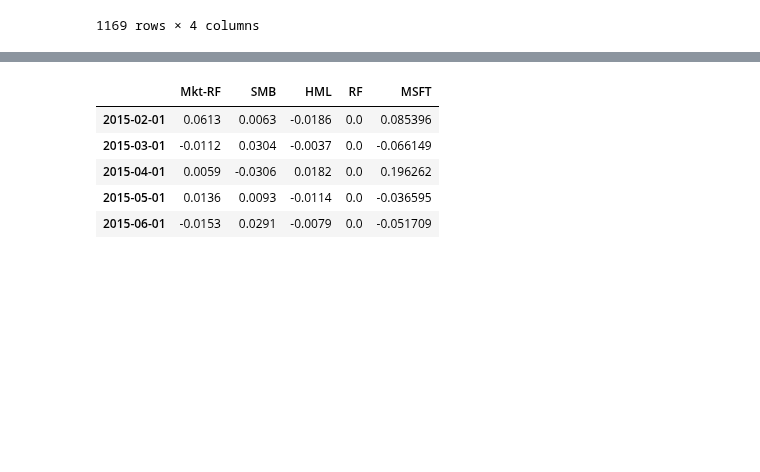
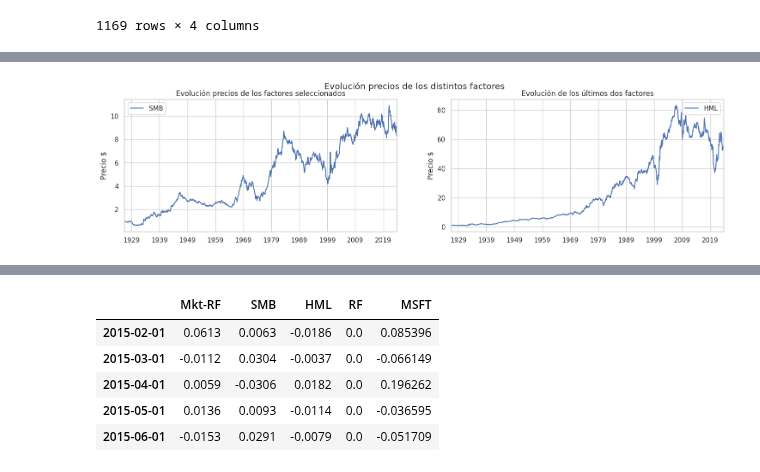
Before and after one commit to alfonso-santos/microcredencial-carteras-python-2023, a Jupyter notebook: Tema_5_APT/src/APT.ipynb, the cells around one changed output, grey strips where cells are left out. Cells and saved outputs as stored; diff of their text form; code cells hidden in the pictures; blank space fills up the shorter version.

```diff
--- a/Tema_5_APT/src/APT.ipynb
+++ b/Tema_5_APT/src/APT.ipynb
@@ -241,0 +561,20 @@ ff_factors
+# %%
+# Create a figure and a set of subplots with specific size
+fig, ax = plt.subplots(1, 2, figsize=(18, 4))
+
+# Plot the selected columns from your DataFrame on the first subplot
+precios_factors.iloc[:, 1:-2].plot(ax=ax[0])
+ax[0].set_title('Evolución precios de los factores seleccionados') # Optional: You can set titles for each subplot
+ax[0].set_ylabel('Precio $')
+
+# Plot the last two columns from your DataFrame on the second subplot
+precios_factors.iloc[:, -2:-1].plot(ax=ax[1])
+ax[1].set_title('Evolución de los últimos dos factores') # Optional
+ax[1].set_ylabel('Precio $')
+
+# You can set a general title for the figure with fig.suptitle
+fig.suptitle('Evolución precios de los distintos factores')
+
+plt.show();
+# %% [output]
+[figure, added]
```
Also changed, not shown: parts of 38 cells of this notebook, 18 other files.
